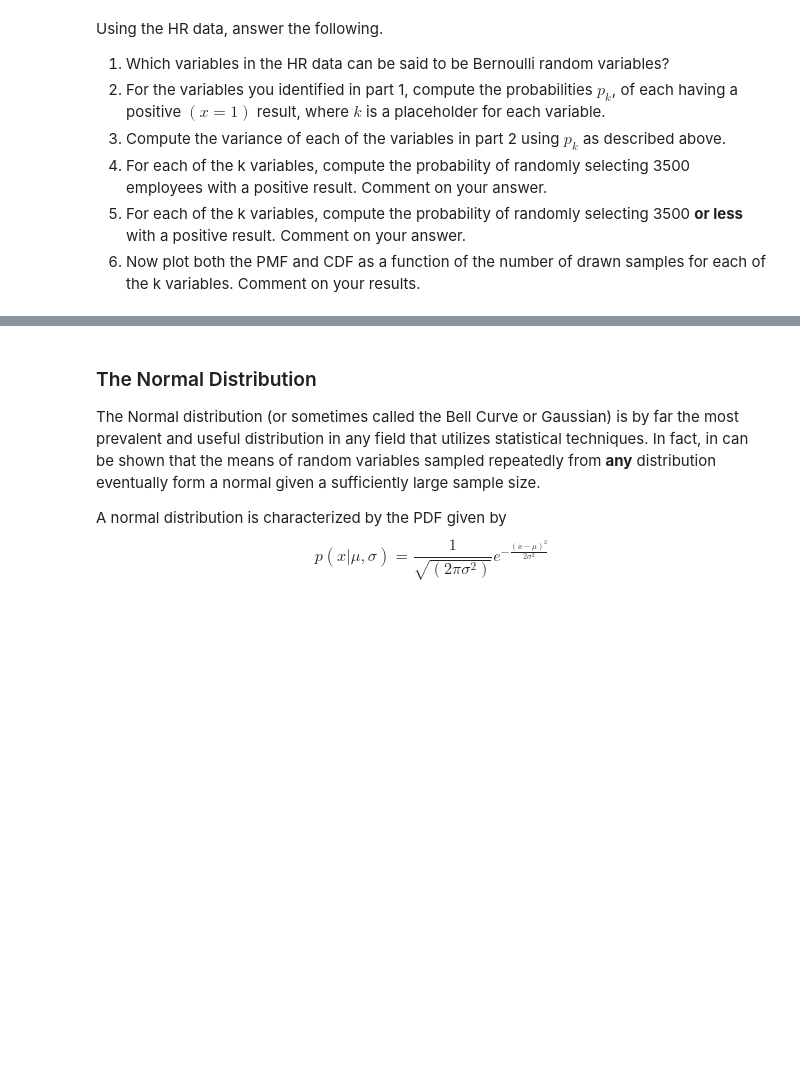
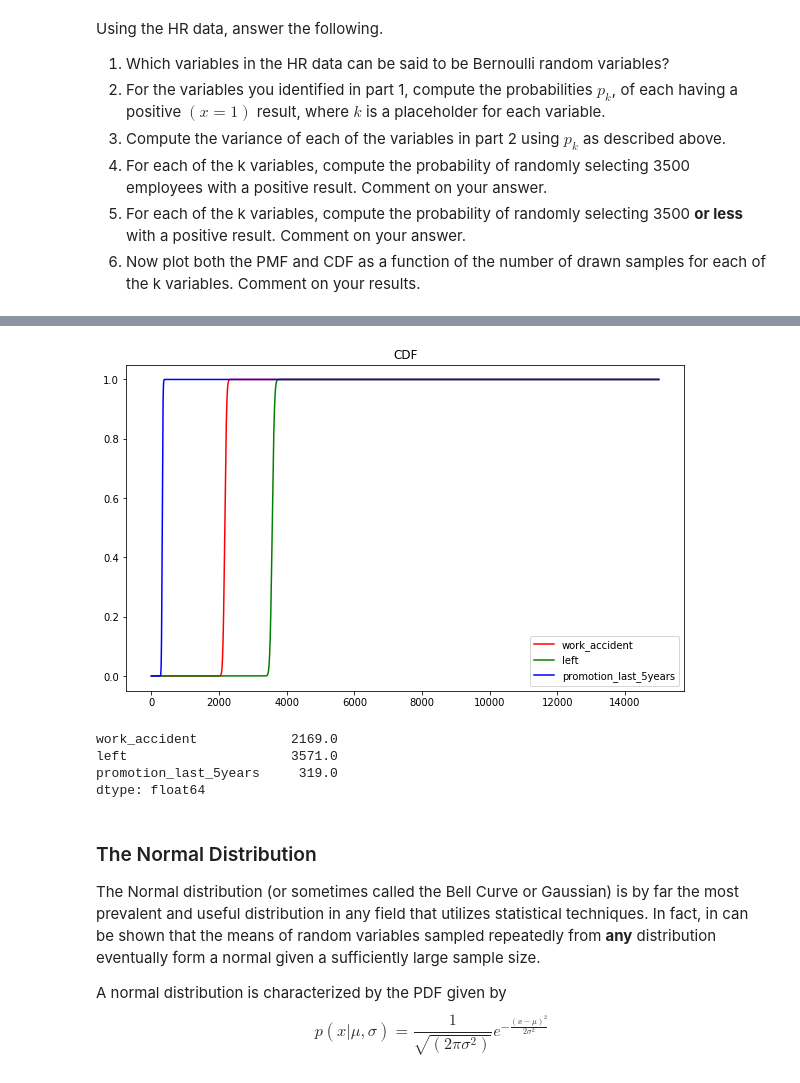
Before and after one commit to franko003/K2_Data_Science, a Jupyter notebook: Applied_Statistics/stats-inference-package/3_assignment/HR-Exercise.ipynb, the cells around one changed output, grey strips where cells are left out. Saved outputs shown, nothing was run; the diff lists cells and outputs as text; code cells hidden in the pictures; blank space fills up the shorter version.

```diff
--- a/Applied_Statistics/stats-inference-package/3_assignment/HR-Exercise.ipynb
+++ b/Applied_Statistics/stats-inference-package/3_assignment/HR-Exercise.ipynb
@@ -245,3 +397,35 @@ Using the HR data, answer the following.
+# %%
+# Now for cdf
+c_cdf = {}
+
+for x in p.to_dict():
+    y = []
+    for i in range(N):
+        my_binom = stats.binom(n=N, p=p[x])
+        y.append(my_binom.cdf(i))
+
+    c_cdf[x] = y
+# %%
+plt.figure(figsize=(10,6))
+
+plt.plot(c_cdf['work_accident'], 'r', label='work_accident')
+plt.plot(c_cdf['left'], 'g', label='left')
+plt.plot(c_cdf['promotion_last_5years'], 'b', label='promotion_last_5years')
+
+plt.title('CDF')
+plt.legend()
+
+plt.show()
+# %% [output]
+[figure, added]
+# %%
+# Look at expected values
+p * N
+# %% [output]
+work_accident            2169.0
+left                     3571.0
+promotion_last_5years     319.0
+dtype: float64
 # %% [markdown]
 ### The Normal Distribution
 The Normal distribution (or sometimes called the Bell Curve or Gaussian) is by far the most prevalent and useful distribution in any field that utilizes statistical techniques.  In fact, in can be shown that the means of random variables sampled repeatedly from **any** distribution eventually form a normal given a sufficiently large sample size.
```
Also changed, not shown: parts of 45 cells of this notebook, 21 other files.
